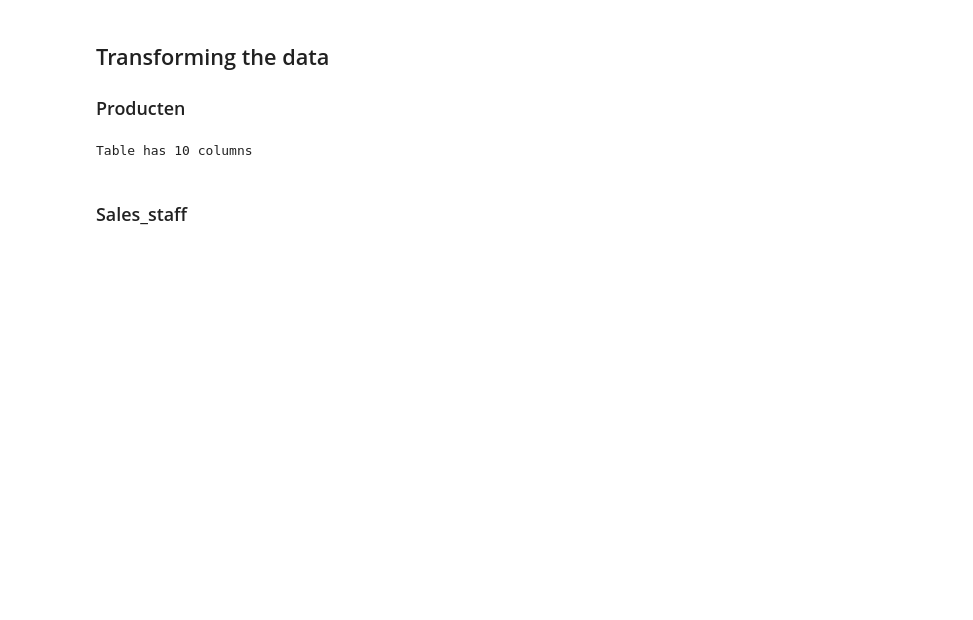
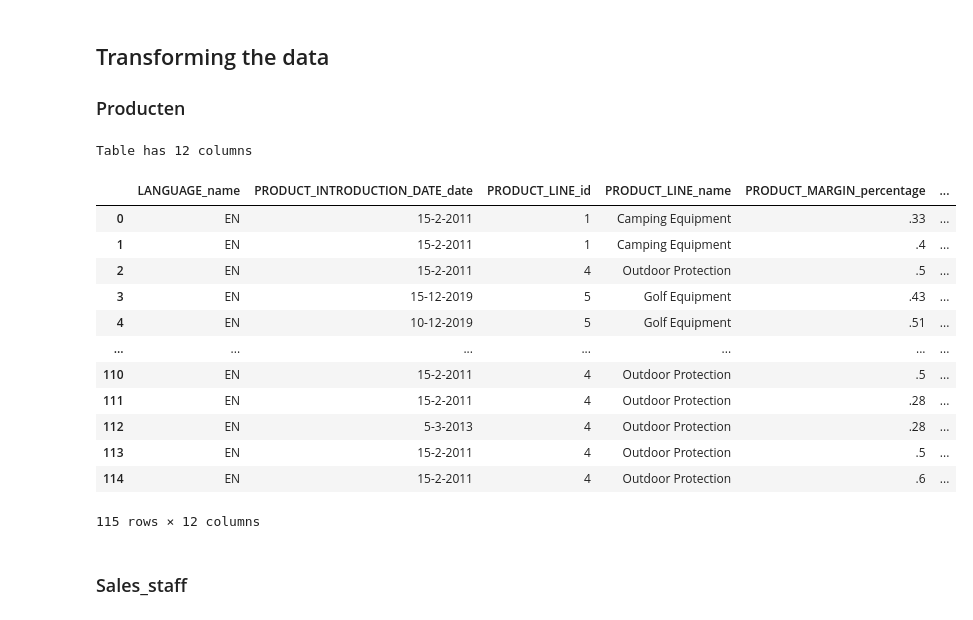
Before and after one commit to Peter-The-Great/DEDS_PORTFOLIO-Week4-5, a Jupyter notebook: Great_Outdoors.ipynb, the cells around one changed output. Cells and saved outputs as stored; diff of their text form; code cells hidden in the pictures; blank space fills up the shorter version.

```diff
--- a/Great_Outdoors.ipynb
+++ b/Great_Outdoors.ipynb
@@ -365,22 +365,35 @@ Nu gaan we eindelijk de data transformeren en in de database stoppen. Eerst gaan
 # %%
 # Merge
 product_etl = pd.merge(product, product_type, on="PRODUCT_TYPE_CODE")
 product_etl = pd.merge(product_etl, product_line, on="PRODUCT_LINE_CODE")
 
 # Hernoem
 product_etl = product_etl.rename(columns=json_file)
 
 # Filter
-product_etl = filterColumns(product_etl)
+product_etl = excludeColumns(product_etl, ['TRIAL888','TRIAL888_x','TRIAL888_y'])
 
 # Check
-sizeCheck(product_etl,10)
+sizeCheck(product_etl,12)
 product_etl
 
 # Create Table en doe het in de lijst.
-etl_tables.append(('Product', product_etl, 'PRODUCT_id'))
+# etl_tables.append(('Product', product_etl, 'PRODUCT_id'))
 # %% [output]
-Table has 10 columns
+Table has 12 columns
+|  | LANGUAGE_name | PRODUCT_INTRODUCTION_DATE_date | PRODUCT_LINE_id | PRODUCT_LINE_name | PRODUCT_MARGIN_percentage | ... |
+| 0 | EN | 15-2-2011 | 1 | Camping Equipment | .33 | ... |
+| 1 | EN | 15-2-2011 | 1 | Camping Equipment | .4 | ... |
+| 2 | EN | 15-2-2011 | 4 | Outdoor Protection | .5 | ... |
+| 3 | EN | 15-12-2019 | 5 | Golf Equipment | .43 | ... |
+| 4 | EN | 10-12-2019 | 5 | Golf Equipment | .51 | ... |
+| ... | ... | ... | ... | ... | ... | ... |
+| 110 | EN | 15-2-2011 | 4 | Outdoor Protection | .5 | ... |
+| 111 | EN | 15-2-2011 | 4 | Outdoor Protection | .28 | ... |
+| 112 | EN | 5-3-2013 | 4 | Outdoor Protection | .28 | ... |
+| 113 | EN | 15-2-2011 | 4 | Outdoor Protection | .5 | ... |
+| 114 | EN | 15-2-2011 | 4 | Outdoor Protection | .6 | ... |
+115 rows × 12 columns
 # %% [markdown]
 ### Sales_staff
 # %%
```
Also changed, not shown: parts of 1 cell of this notebook.
